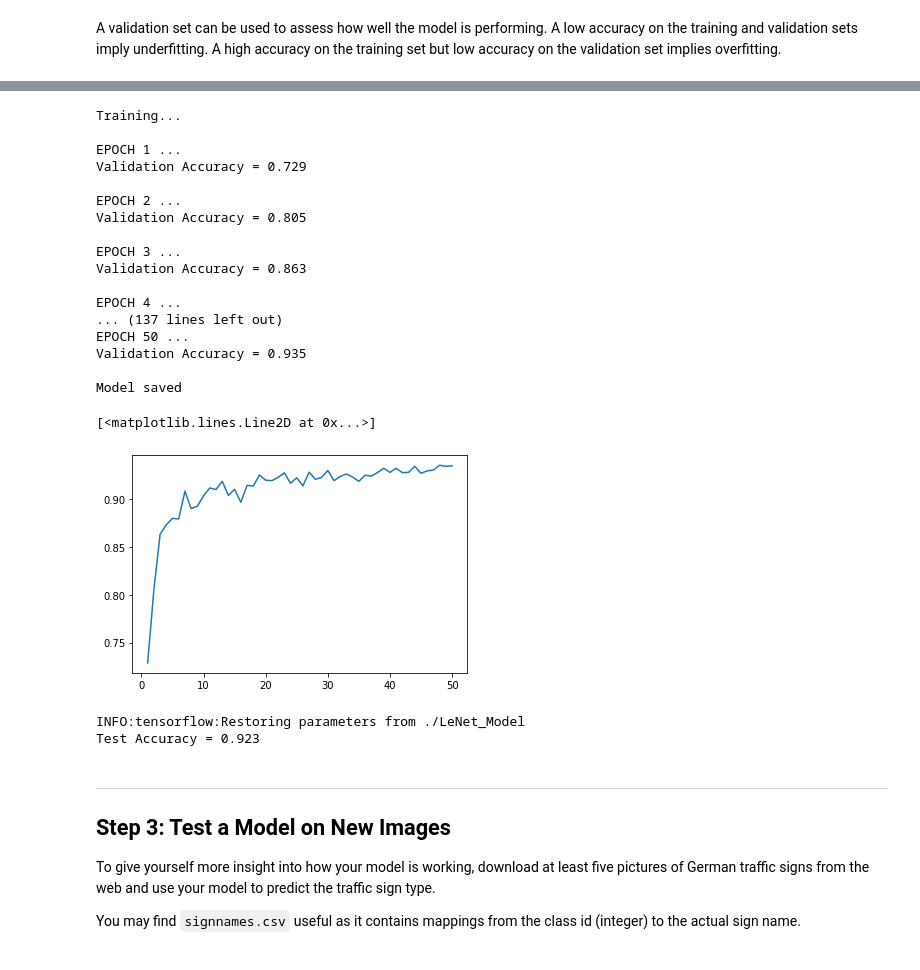
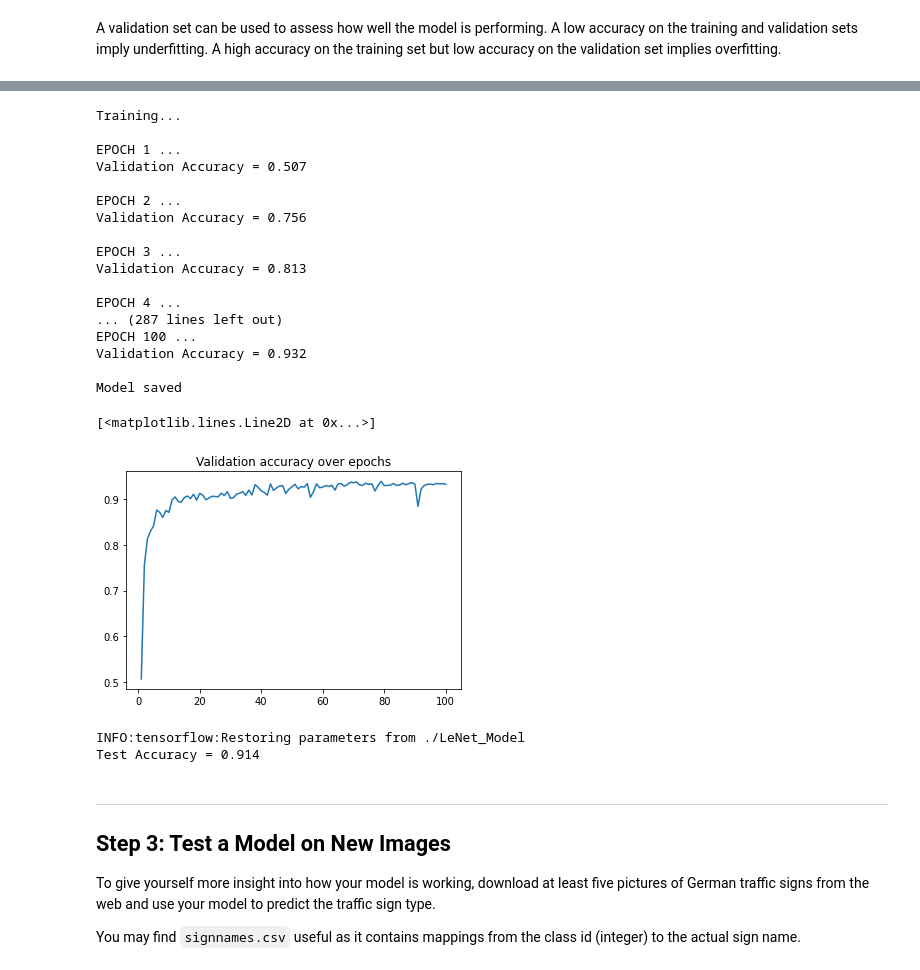
Before and after one commit to paulyehtw/CarND-Traffic-Sign-Classifier-Project, a Jupyter notebook: Traffic_Sign_Classifier.ipynb, the cells around one changed output, grey strips where cells are left out. Saved outputs shown, nothing was run; the diff lists cells and outputs as text; code cells hidden in the pictures.

```diff
--- a/Traffic_Sign_Classifier.ipynb
+++ b/Traffic_Sign_Classifier.ipynb
@@ -379,6 +381,9 @@ Output logits shape :  (?, 43)
 correct_prediction = tf.equal(tf.argmax(logits, 1), tf.argmax(one_hot_y, 1))
 accuracy_operation = tf.reduce_mean(tf.cast(correct_prediction, tf.float32))
 
+
+EPOCHS = 100
+BATCH_SIZE = 128
 
 def evaluate(X_data, y_data):
     num_examples = len(X_data)
@@ -397,9 +402,6 @@ Before each epoch, shuffle the training set.
 After each epoch, measure the loss and accuracy of the validation set.
 Save the model after training.
 '''
-
-EPOCHS = 50
-BATCH_SIZE = 64
 saver = tf.train.Saver()
 validation_accuracy_history = []
 
@@ -410,41 +412,45 @@ with tf.Session() as sess:
     print("Training...")
     print()
     for i in range(EPOCHS):
         print("EPOCH {} ...".format(i+1))
         X_train_normalized, y_train = shuffle(X_train_normalized, y_train)
         for offset in range(0, num_examples, BATCH_SIZE):
             end = offset + BATCH_SIZE
             batch_x, batch_y = X_train_normalized[offset:end], y_train[offset:end]
             sess.run(training_operation, feed_dict={x: batch_x, y: batch_y})
 
         validation_accuracy = evaluate(X_valid_normalized, y_valid)
         validation_accuracy_history.append(validation_accuracy)
+        if(validation_accuracy > 0.95):
+            print("Training stops early at EPOCH %d with Accuracy = %.3f" %(i+1, validation_accuracy))
+            break
         print("Validation Accuracy = {:.3f}".format(validation_accuracy))
         print()
 
     saver.save(sess, './LeNet_Model')
     print("Model saved")
-plt.plot(np.linspace(1, EPOCHS,num = EPOCHS, endpoint=True), validation_accuracy_history)
+plt.title("Validation accuracy over epochs")
+plt.plot(np.linspace(1, i+1,num = i+1, endpoint=True), validation_accuracy_history)
 # %% [output]
 Training...
 
 EPOCH 1 ...
-Validation Accuracy = 0.729
+Validation Accuracy = 0.507
 
 EPOCH 2 ...
-Validation Accuracy = 0.805
+Validation Accuracy = 0.756
 
 EPOCH 3 ...
-Validation Accuracy = 0.863
+Validation Accuracy = 0.813
 
 EPOCH 4 ...
-... (137 lines left out)
-EPOCH 50 ...
-Validation Accuracy = 0.935
+... (287 lines left out)
+EPOCH 100 ...
+Validation Accuracy = 0.932
 
 Model saved
 [<matplotlib.lines.Line2D at 0x...>]
-[figure, old version]
+[figure, new version]
 # %%
 ## Test the model with the test data
 with tf.Session() as sess:
@@ -453,7 +459,7 @@ with tf.Session() as sess:
     print("Test Accuracy = {:.3f}".format(test_accuracy))
 # %% [output]
 INFO:tensorflow:Restoring parameters from ./LeNet_Model
-Test Accuracy = 0.923
+Test Accuracy = 0.914
 # %% [markdown]
 ---
 
```
Also changed, not shown: parts of 10 cells of this notebook.
